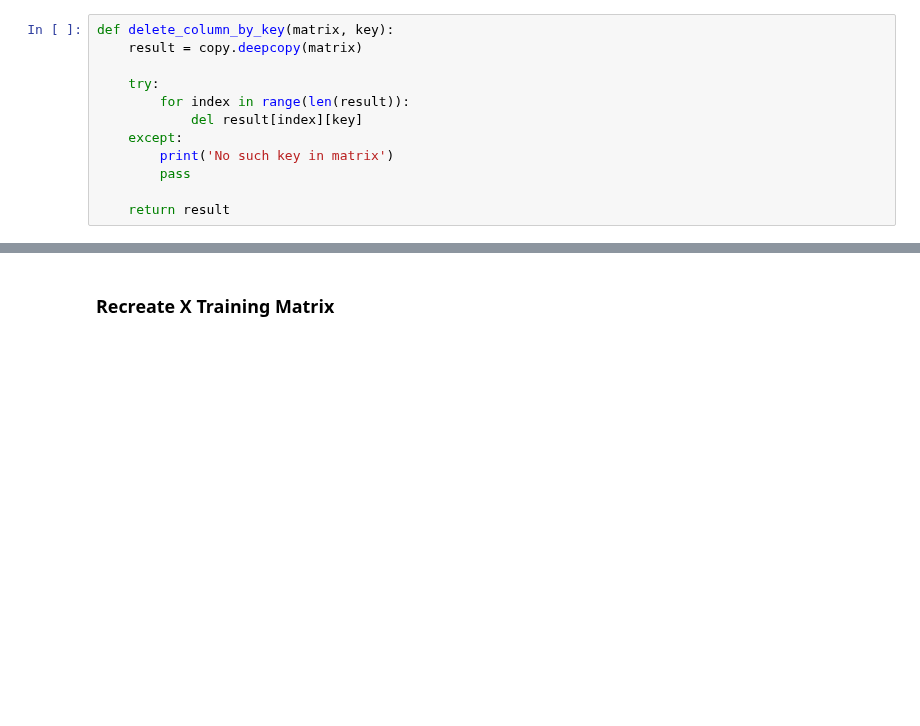
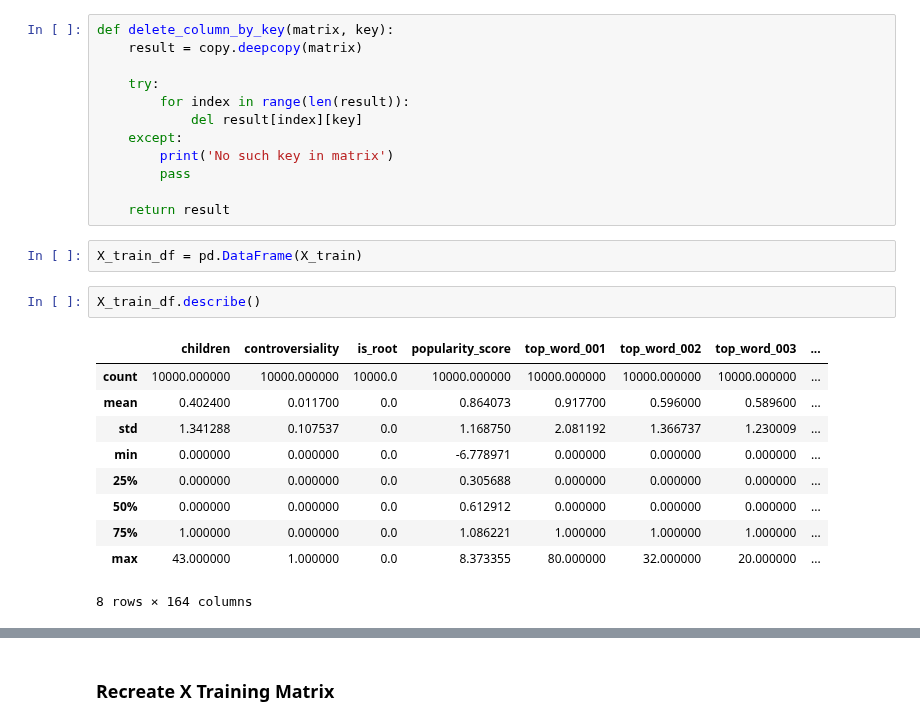
Before and after one commit to mattesko/COMP551-Projects, a Jupyter notebook: miniproject_1/data_exploration.ipynb, the cells around one changed output, grey strips where cells are left out. Cells and saved outputs as stored; diff of their text form; blank space fills up the shorter version.

```diff
--- a/miniproject_1/data_exploration.ipynb
+++ b/miniproject_1/data_exploration.ipynb
@@ -116,3 +116,18 @@ def delete_column_by_key(matrix, key):
         pass
 
     return result
+# %%
+X_train_df = pd.DataFrame(X_train)
+# %%
+X_train_df.describe()
+# %% [output]
+|  | children | controversiality | is_root | popularity_score | top_word_001 | top_word_002 | top_word_003 | ... |
+| count | 10000.000000 | 10000.000000 | 10000.0 | 10000.000000 | 10000.000000 | 10000.000000 | 10000.000000 | ... |
+| mean | 0.402400 | 0.011700 | 0.0 | 0.864073 | 0.917700 | 0.596000 | 0.589600 | ... |
+| std | 1.341288 | 0.107537 | 0.0 | 1.168750 | 2.081192 | 1.366737 | 1.230009 | ... |
+| min | 0.000000 | 0.000000 | 0.0 | -6.778971 | 0.000000 | 0.000000 | 0.000000 | ... |
+| 25% | 0.000000 | 0.000000 | 0.0 | 0.305688 | 0.000000 | 0.000000 | 0.000000 | ... |
+| 50% | 0.000000 | 0.000000 | 0.0 | 0.612912 | 0.000000 | 0.000000 | 0.000000 | ... |
+| 75% | 1.000000 | 0.000000 | 0.0 | 1.086221 | 1.000000 | 1.000000 | 1.000000 | ... |
+| max | 43.000000 | 1.000000 | 0.0 | 8.373355 | 80.000000 | 32.000000 | 20.000000 | ... |
+8 rows × 164 columns
```
Also changed, not shown: parts of 3 cells of this notebook.
